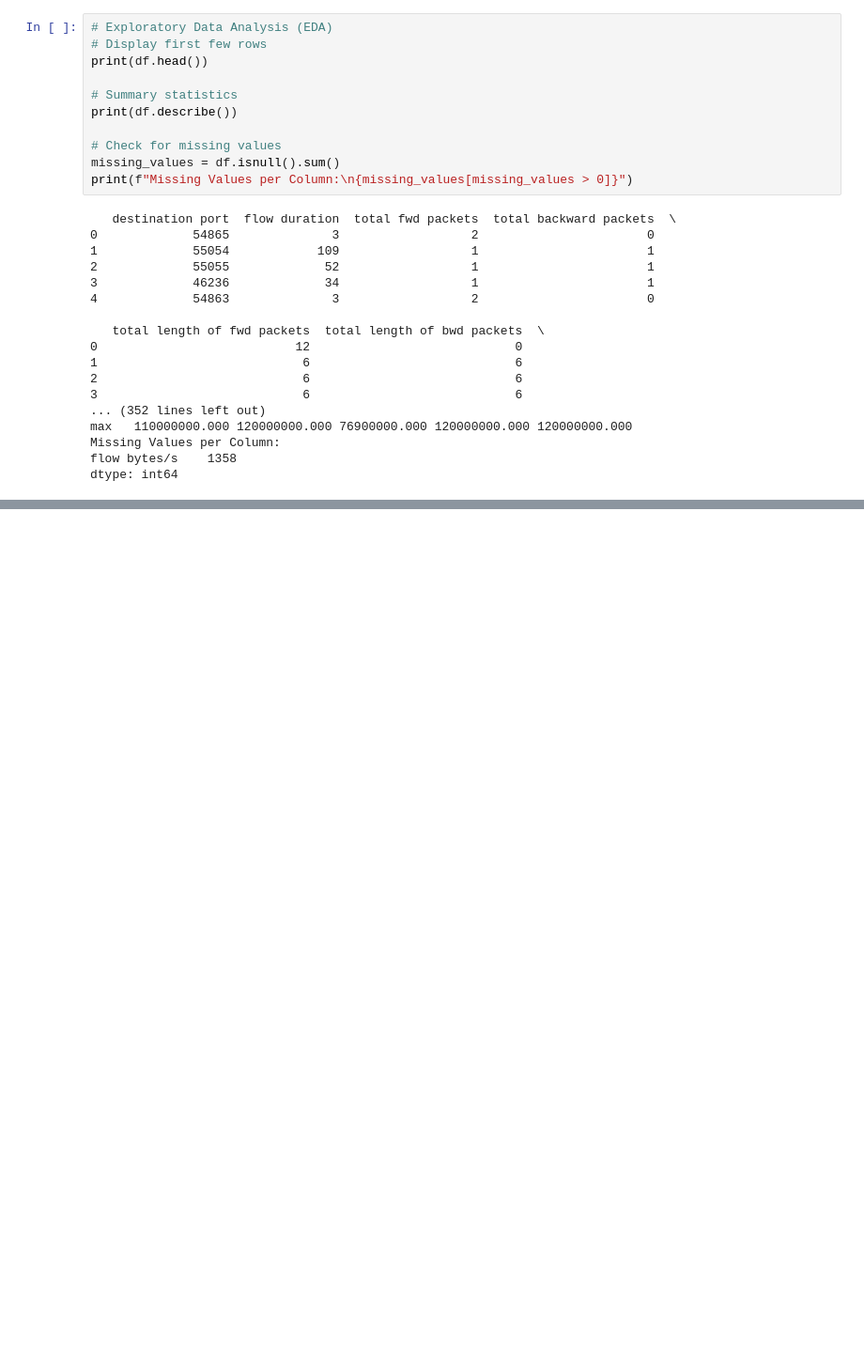
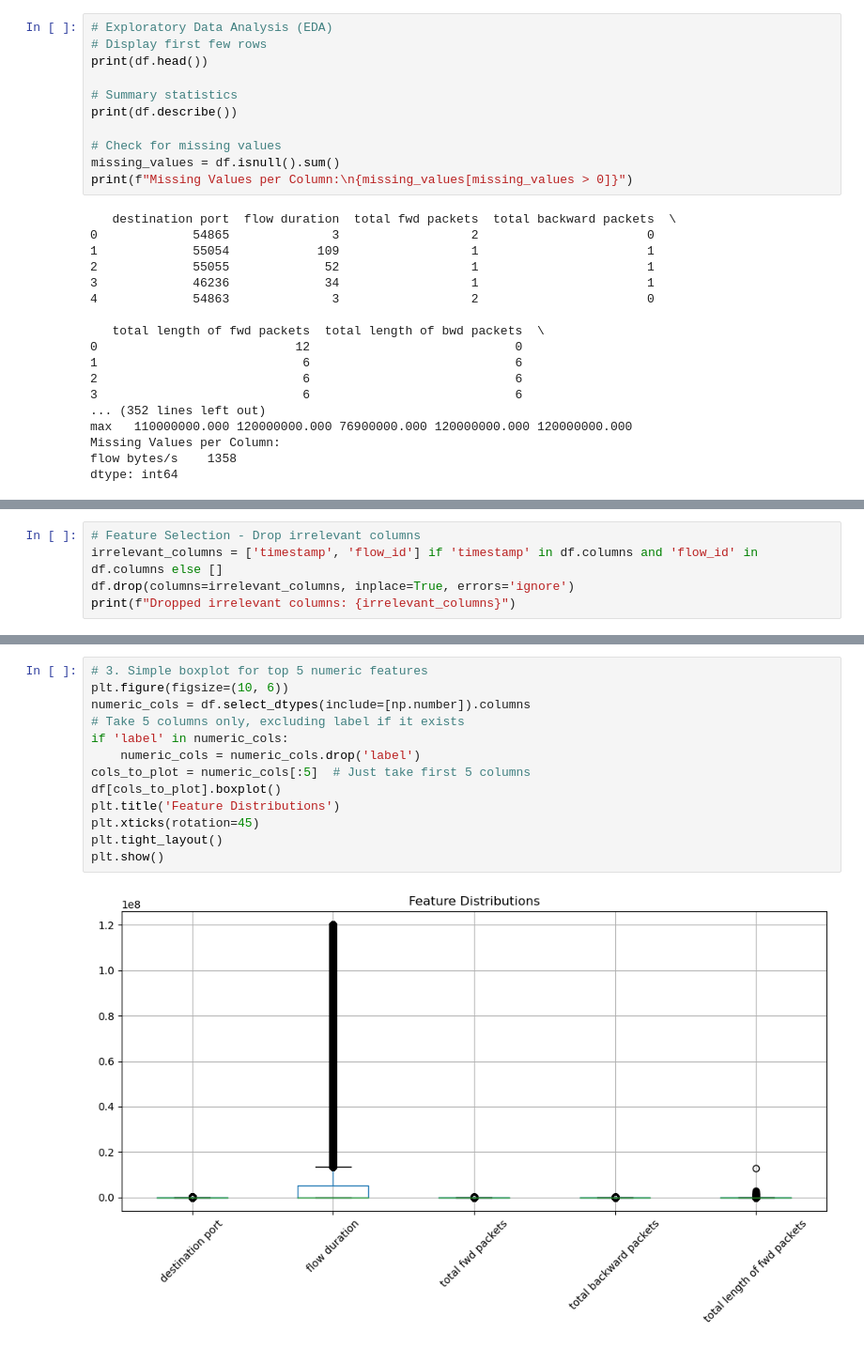
Before and after one commit to Adeelsaleem7/DS_Project_Predicting-Cybersecurity-Threats-Using-Anomaly-Detection-in-Network-Traffic, a Jupyter notebook: code_file.ipynb, the cells around one changed output, grey strips where cells are left out. Shown: that part at 94% size. Saved outputs shown, nothing was run; the diff lists cells and outputs as text; blank space fills up the shorter version.

```diff
--- a/code_file.ipynb
+++ b/code_file.ipynb
@@ -94,0 +173,5 @@ dtype: int64
+# %%
+# Feature Selection - Drop irrelevant columns
+irrelevant_columns = ['timestamp', 'flow_id'] if 'timestamp' in df.columns and 'flow_id' in df.columns else []
+df.drop(columns=irrelevant_columns, inplace=True, errors='ignore')
+print(f"Dropped irrelevant columns: {irrelevant_columns}")
@@ -94,0 +187,15 @@ dtype: int64
+# %%
+# 3. Simple boxplot for top 5 numeric features
+plt.figure(figsize=(10, 6))
+numeric_cols = df.select_dtypes(include=[np.number]).columns
+# Take 5 columns only, excluding label if it exists
+if 'label' in numeric_cols:
+    numeric_cols = numeric_cols.drop('label')
+cols_to_plot = numeric_cols[:5]  # Just take first 5 columns
+df[cols_to_plot].boxplot()
+plt.title('Feature Distributions')
+plt.xticks(rotation=45)
+plt.tight_layout()
+plt.show()
+# %% [output]
+[figure, added]
```
Also changed, not shown: parts of 10 cells of this notebook.
